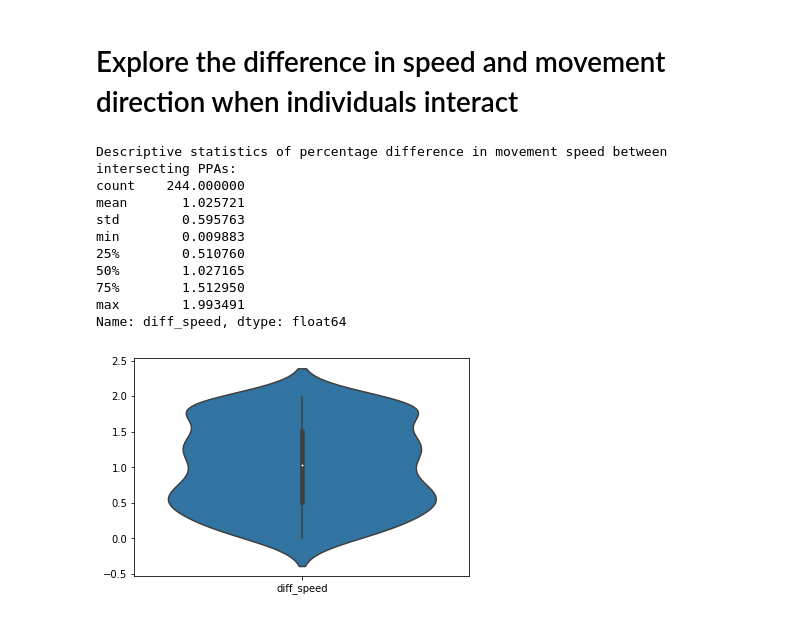
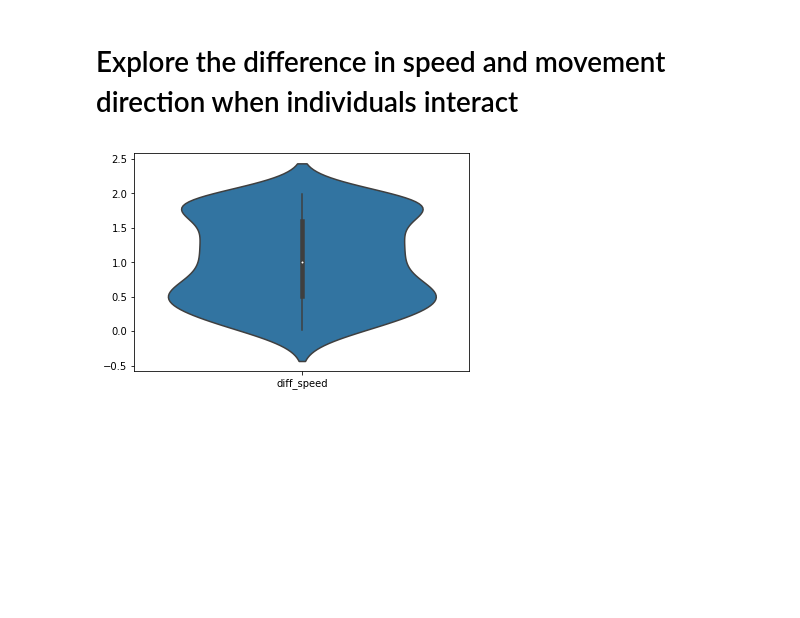
Before and after one commit to move-ucsb/ORTEGA, a Jupyter notebook: examples/example.ipynb, the cells around one changed output. Cells and saved outputs as stored; diff of their text form; code cells hidden in the pictures; blank space fills up the shorter version.

```diff
--- a/examples/example.ipynb
+++ b/examples/example.ipynb
@@ -185,20 +183,9 @@ ortega.visualization.plot_original_tracks(interaction1)
 # %% [markdown]
 # Explore the difference in speed and movement  direction when individuals interact
 # %%
-df_pair_speed = ortega.ppastatistics.compute_ppa_speed(df_intersecting_PPAs)
-ax = seaborn.violinplot(data=df_pair_speed['diff_speed'])
+ax = seaborn.violinplot(data=df_intersecting_PPAs['diff_speed'])
 ax.set_xticklabels(['diff_speed'])
 plt.show()
 # %% [output]
-Descriptive statistics of percentage difference in movement speed between intersecting PPAs:
-count    244.000000
-mean       1.025721
-std        0.595763
-min        0.009883
-25%        0.510760
-50%        1.027165
-75%        1.512950
-max        1.993491
-Name: diff_speed, dtype: float64
-[figure, old version]
+[figure, new version]
 # %%
```
Also changed, not shown: parts of 11 cells of this notebook.
